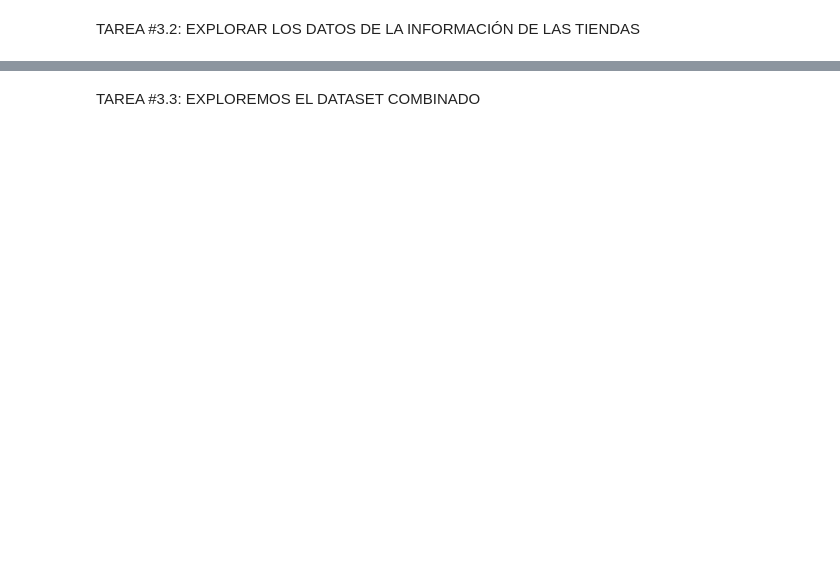
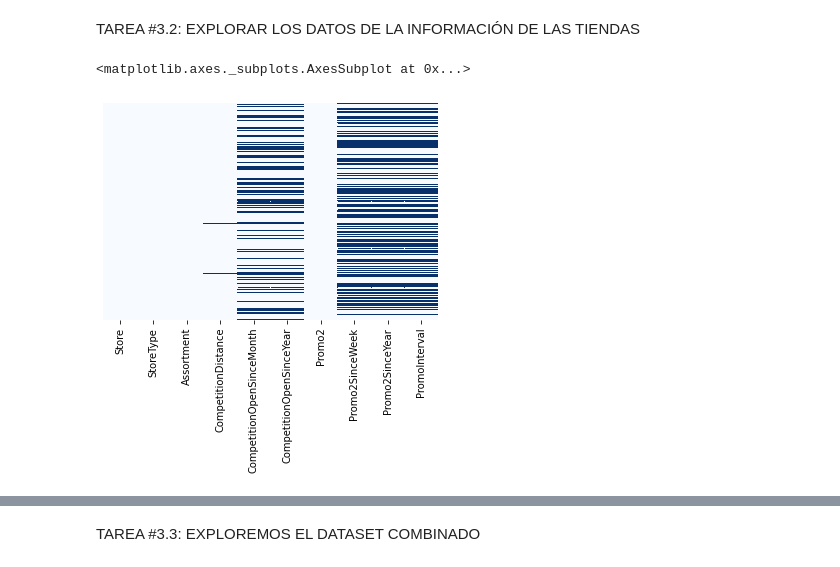
Before and after one commit to MartinSantaGitHub/ds4b, a Jupyter notebook: 3. Sales Department Data/Esqueleto_Departamento_de_Ventas.ipynb, the cells around one changed output, grey strips where cells are left out. Saved outputs shown, nothing was run; the diff lists cells and outputs as text; code cells hidden in the pictures; blank space fills up the shorter version.

```diff
--- a/3. Sales Department Data/Esqueleto_Departamento_de_Ventas.ipynb
+++ b/3. Sales Department Data/Esqueleto_Departamento_de_Ventas.ipynb
@@ -120,6 +120,7 @@ sales_train_df.describe()
 # %% [markdown]
 TAREA #2.2: IMPORTAR LA INFORMACIÓN SOBRE LAS TIENDAS
 # %%
+store_info_df = pd.read_csv("https://raw.githubusercontent.com/MartinSantaGitHub/ds4b/main/3.%20Sales%20Department%20Data/store.csv")
 
 # StoreType: categoría que indica el tipo de tienda (a, b, c, d)
 # Assortment:  a = básico, b = extra, c = extedido
@@ -162,3 +266,7 @@ TAREA #3.1: EXPLORAR EL DATASET DE VENTAS
 TAREA #3.2: EXPLORAR LOS DATOS DE LA INFORMACIÓN DE LAS TIENDAS
 # %%
 # ¡Veamos si falta algún dato en el data frame de información de la tienda!
+sns.heatmap(store_info_df.isnull(), yticklabels=False, cbar=False, cmap='Blues')
+# %% [output]
+<matplotlib.axes._subplots.AxesSubplot at 0x...>
+[figure, added]
```
Also changed, not shown: parts of 38 cells of this notebook.
